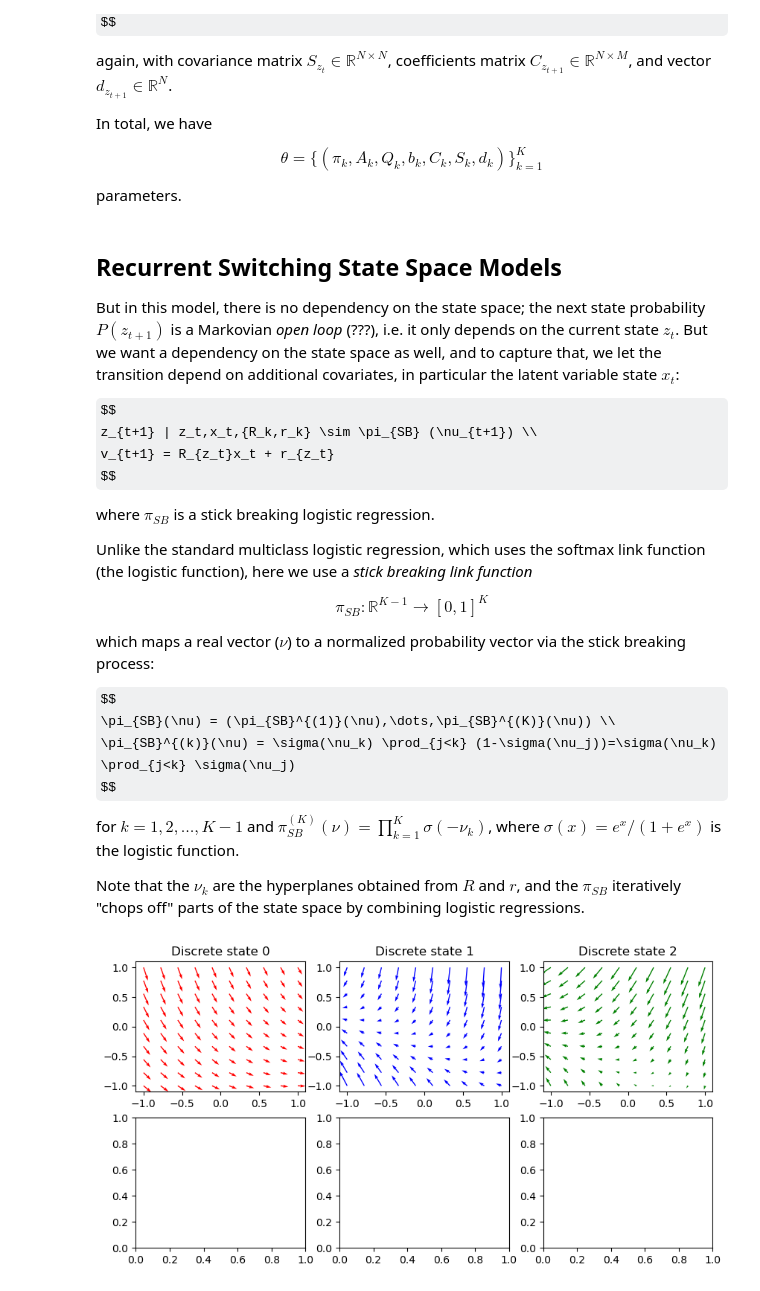
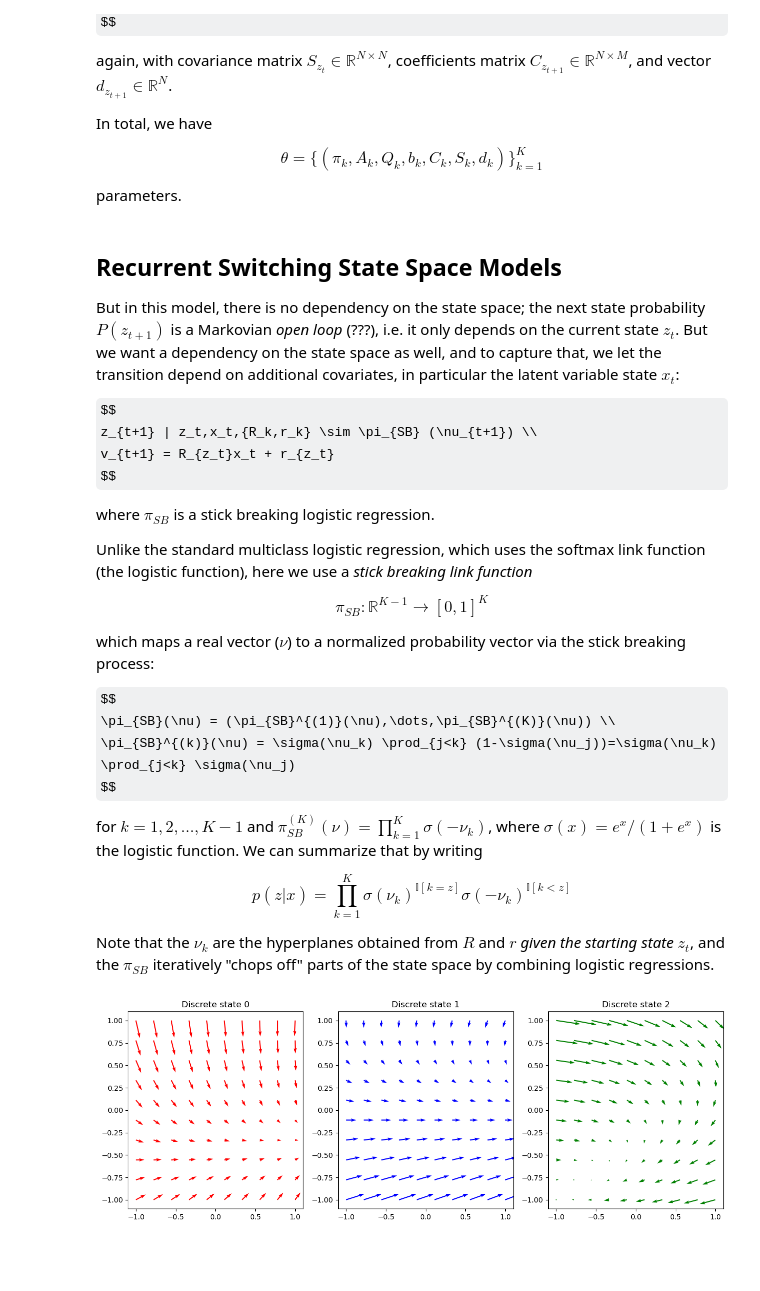
Before and after one commit to zanocrate/slds-it, a Jupyter notebook: notebook.ipynb, the cells around one changed output. Saved outputs shown, nothing was run; the diff lists cells and outputs as text; code cells hidden in the pictures; some formulas as TeX source; blank space fills up the shorter version.

```diff
--- a/notebook.ipynb
+++ b/notebook.ipynb
@@ -99,39 +100,37 @@ $$
 \pi_{SB}^{(k)}(\nu) = \sigma(\nu_k) \prod_{j<k} (1-\sigma(\nu_j))=\sigma(\nu_k) \prod_{j<k} \sigma(\nu_j)
 $$
 
-for $k=1,2,\dots,K-1$ and $\pi_{SB}^{(K)}(\nu) = \prod_{k=1}^K \sigma(-\nu_k)$, where $\sigma(x)=e^x /(1+e^x)$ is the logistic function.
+for $k=1,2,\dots,K-1$ and $\pi_{SB}^{(K)}(\nu) = \prod_{k=1}^K \sigma(-\nu_k)$, where $\sigma(x)=e^x /(1+e^x)$ is the logistic function. We can summarize that by writing
 
-Note that the $\nu_k$ are the hyperplanes obtained from $R$ and $r$, and the $\pi_{SB}$ iteratively "chops off" parts of the state space by combining logistic regressions.
+$$
+p(z|x) = \prod_{k=1}^K \sigma(\nu_k)^{\mathbb{I}[k=z]} \sigma(-\nu_k)^{\mathbb{I}[k<z]}
+$$
+
+Note that the $\nu_k$ are the hyperplanes obtained from $R$ and $r$ _given the starting state_ $z_t$, and the $\pi_{SB}$ iteratively "chops off" parts of the state space by combining logistic regressions.
 # %%
 # initialize planes
 R = np.random.randn(K,K,M)
 r = np.random.randn(K,K)
 
 # plot the dynamics
-fig,axs=plt.subplots(2,K,figsize=[10,5])
+fig,axs=plt.subplots(1,K,figsize=[15,5])
 colors = ['red','blue','green']
 
 # create the grid over X1 and X2
 res = 10
 X1 = np.linspace(-1,1,res) # is a vector of X1
 X2 = np.linspace(-1,1,res) # is a vector of X2
 X1,X2 = np.meshgrid(X1,X2)
 X1,X2 = X1.flatten(),X2.flatten()
 X = np.vstack((X1,X2))
-
-# assume starting state is 0, then we calculate the transition probability
-# to any other state using parameters
-nu = R[0] @ X + r[0].reshape(-1,1)
+# now X is a vector of (M,res**2) dimension
 
 for k in range(K):
 
-    # now X is a vector of (M,res**2) dimension
     X_next = A[k] @ X + b[k].reshape(-1,1)
     arrows = X_next - X
 
-    axs[0,k].quiver(X[0],X[1],arrows[0],arrows[1],color=colors[k])
-    axs[0,k].set_title('Discrete state '+str(k))
-
-    # axs[1,k].contourf(X[0],X[1],)
+    axs[k].quiver(X[0],X[1],arrows[0],arrows[1],color=colors[k])
+    axs[k].set_title('Discrete state '+str(k))
 # %% [output]
-[figure, old version]
+[figure, new version]
```
Also changed, not shown: parts of 3 cells of this notebook.
